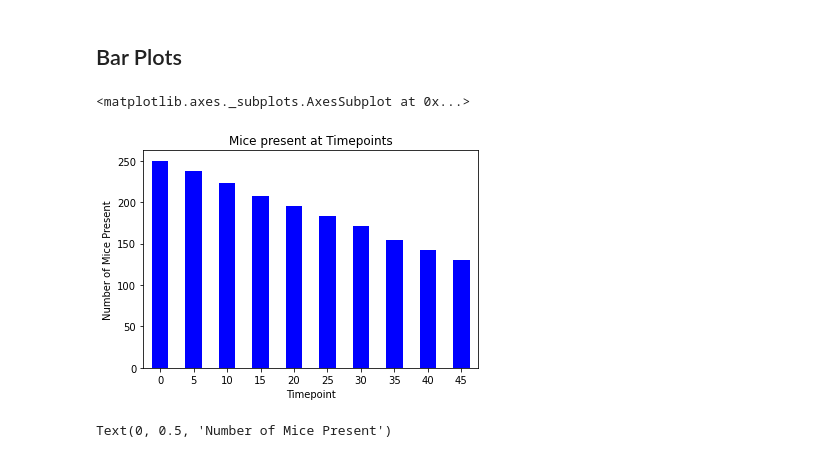
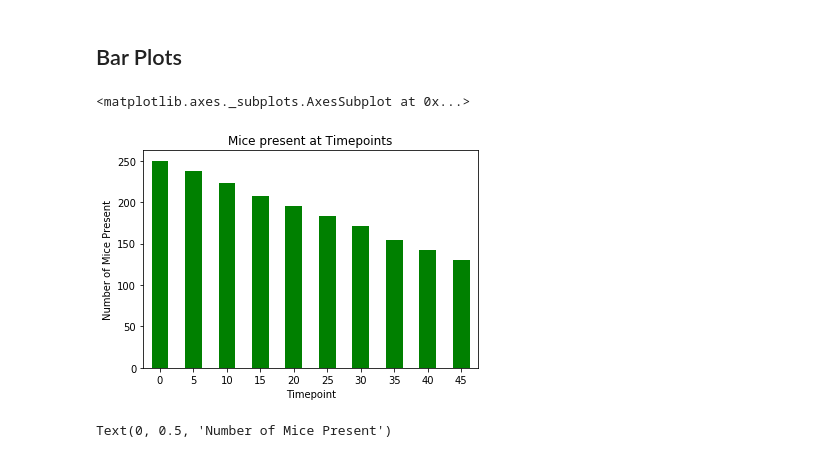
Before and after one commit to bonem97/Matplotlib-Challenge, a Jupyter notebook: pymaceuticals.ipynb, the cells around one changed output. Cells and saved outputs as stored; diff of their text form; code cells hidden in the pictures.

Commit message:
restructured data and other nimor changes

```diff
--- a/pymaceuticals.ipynb
+++ b/pymaceuticals.ipynb
@@ -8,8 +8,8 @@ import numpy as np
 import scipy.stats as st
 
 # Study data files
-mouse_metadata_path = "Mouse_metadata.csv"
-study_results_path = "Study_results.csv"
+mouse_metadata_path = "data/Mouse_metadata.csv"
+study_results_path = "data/Study_results.csv"
 
 # Read the mouse data and the study results
 mouse_metadata = pd.read_csv(mouse_metadata_path)
@@ -135,14 +135,14 @@ data_df.describe(include=['object'])
 # %%
 # Generate a bar plot showing the number of mice per time point for each treatment
 # throughout the course of the study using pandas
 df = data_df.groupby(['Timepoint'])['ID'].count()
-bar1 = df.plot.bar(y='Number of Mice Present', rot=0, color='blue')
+bar1 = df.plot.bar(y='Number of Mice Present', rot=0, color='green')
 bar1.set_title('Mice present at Timepoints')
 bar1.set_ylabel('Number of Mice Present')
 bar1
 # %% [output]
 <matplotlib.axes._subplots.AxesSubplot at 0x...>
-[figure, old version]
+[figure, new version]
 # %%
 # Generate a bar plot showing the number of mice per time point for each treatment
 # throughout the course of the study using pyplot.
```
Also changed, not shown: parts of 3 cells of this notebook, 2 other files.
